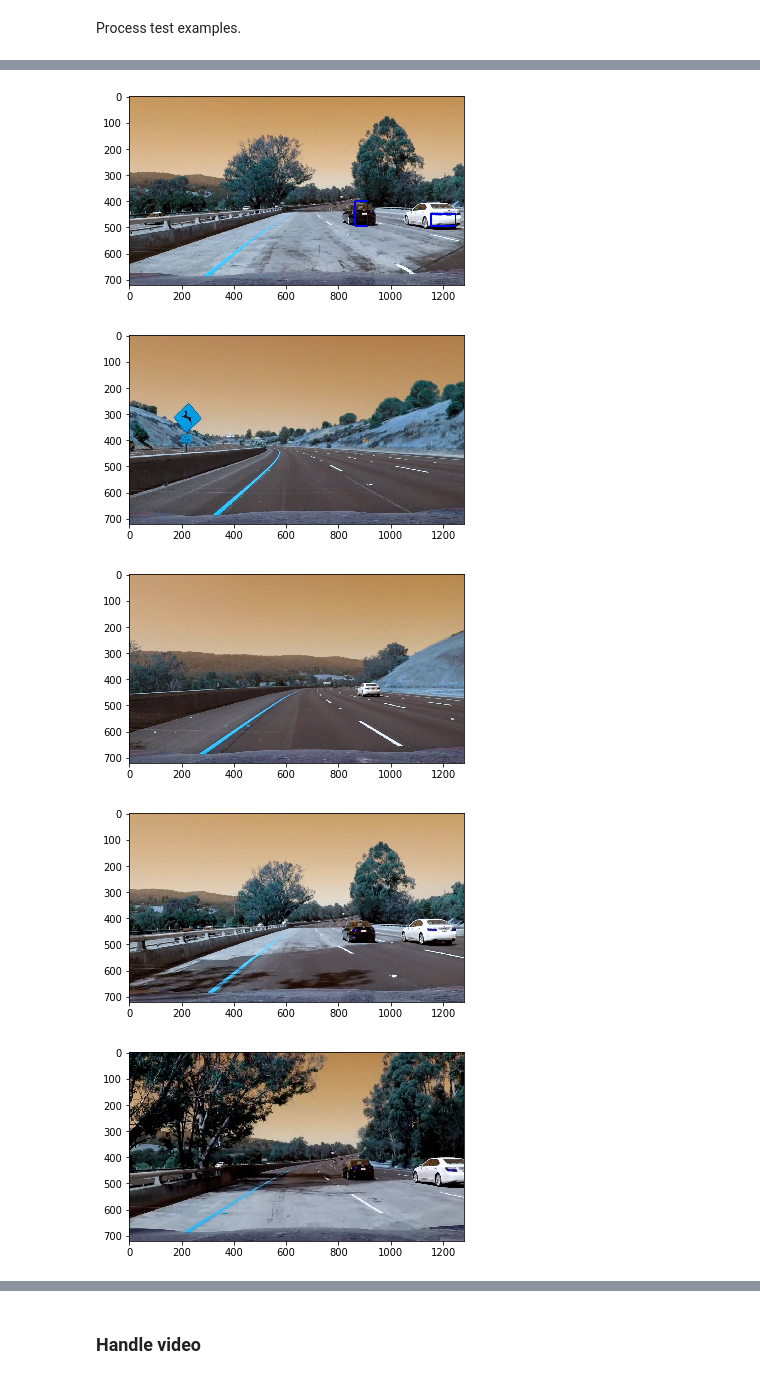
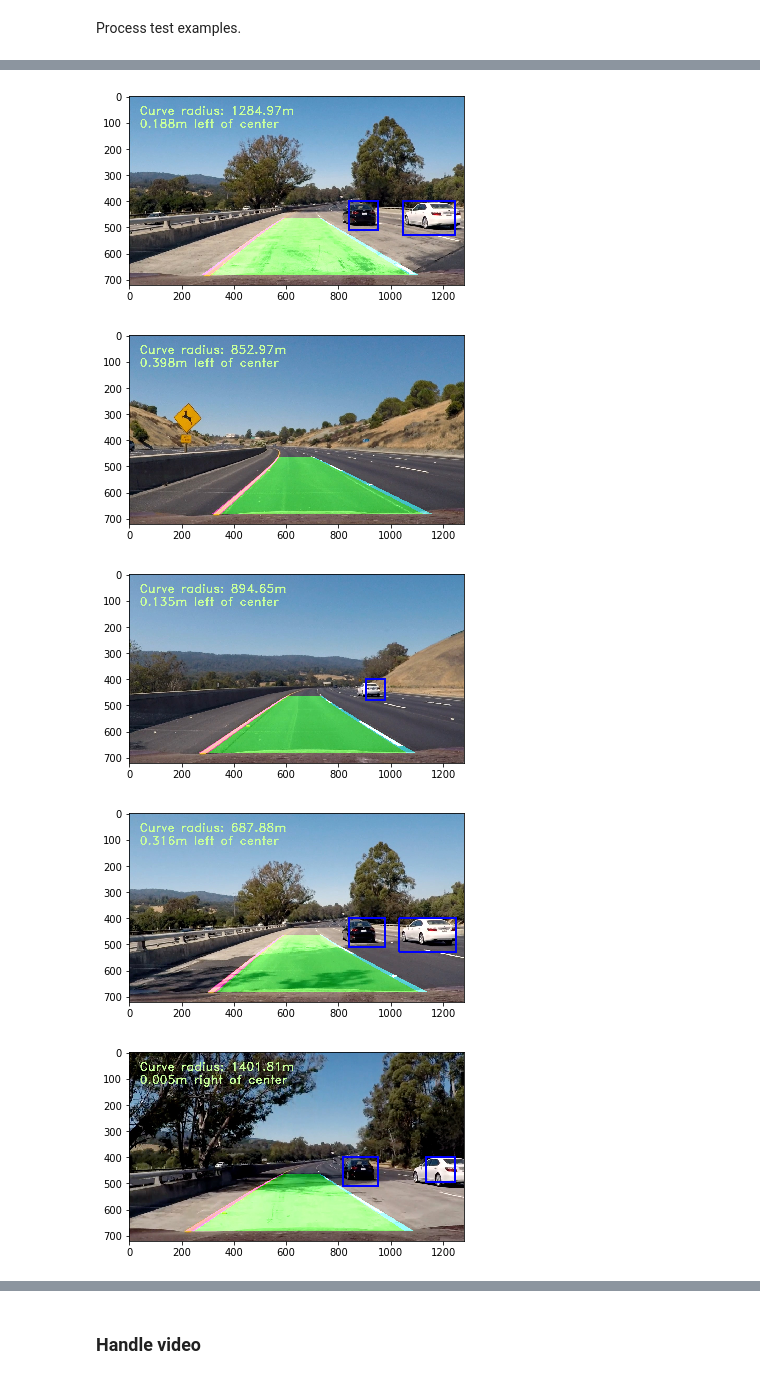
Before and after one commit to zezhou/CarND-Vehicle-Detection, a Jupyter notebook: p5.ipynb, the cells around one changed output, grey strips where cells are left out. Saved outputs shown, nothing was run; the diff lists cells and outputs as text; code cells hidden in the pictures.

```diff
--- a/p5.ipynb
+++ b/p5.ipynb
@@ -439,0 +525,12 @@ def draw_boxes(img, bboxes, color=(0, 0, 255), thick=6):
+# %%
+windows2 = slide_window(test_img, x_start_stop=[None, None],y_start_stop=[300, 656],xy_window=(128,128) ,  xy_overlap=(0.7, 0.7))
+print (len(windows2))
+
+hot_windows2 = search_windows(test_img, windows2, classifier, X_scaler, color_space= color_space,
+                        spatial_size=spatial_size, hist_bins=hist_bins,
+                        orient=orient, pix_per_cell=pix_per_cell,
+                        cell_per_block=cell_per_block,
+                        hog_channel=hog_channel, spatial_feat=spatial_feat,
+                        hist_feat=hist_feat, hog_feat=hog_feat, img_type='jpg')
+found_box_img = draw_boxes(test_img, hot_windows2)
+plt.imshow(found_box_img)
@@ -473,21 +576,8 @@ def draw_labeled_bboxes(img, labels):
     return img
 # %%
 from scipy.ndimage.measurements import label
-
-# Read in image similar to one shown above
-#image = mpimg.imread('test_images/test6.jpg')
-image = cv2.imread('test_images/test6.jpg')
-windows = slide_window(image, x_start_stop=[None, None], y_start_stop=y_start_stop,
-                    xy_window=(96, 96), xy_overlap=(0.5, 0.5))
-
-hot_windows = search_windows(image, windows, classifier,  X_scaler, color_space=color_space,
-                        spatial_size=spatial_size, hist_bins=hist_bins,
-                        orient=orient, pix_per_cell=pix_per_cell,
-                        cell_per_block=cell_per_block,
-                        hog_channel=hog_channel, spatial_feat=spatial_feat,
-                        hist_feat=hist_feat, hog_feat=hog_feat)
-print (len(windows), len(hot_windows))
-
+image = mpimg.imread("test_images/test6.jpg")
+hot_windows = hot_windows2
 heat = np.zeros_like(image[:,:,0]).astype(np.float)
 # Add heat to each box in box list
 heat = add_heat(heat,hot_windows)
@@ -557,15 +664,17 @@ def pipeline(image, classifier, Xscaler,y_start_stop=y_start_stop , color_space=
     return window_img
 # %%
 from draw_lane_lines import draw_lane_lines
-def process_image(image):
+def process_image(image, classifier = classifier, X_scaler = X_scaler, img_type = 'jpg'):
     draw_image = np.copy(image)
-    img_bin = pipeline(draw_image, classifier, X_scaler)
+
+    img_bin = pipeline(draw_image, classifier, X_scaler, spatial_size =  (16, 16), img_type = img_type)
     # Add Advanced Lane results
     img_bin_with_lanes = draw_lane_lines(img_bin)
     return img_bin_with_lanes
 # %% [markdown]
 Process test examples.
 # %%
+
 test_images = [
     "test_images/test1.jpg",
     "test_images/test2.jpg",
@@ -573,11 +682,13 @@ test_images = [
     "test_images/test4.jpg",
     "test_images/test5.jpg",
     "test_images/test6.jpg",
-]
+    ]
+
 for i, image_file in enumerate(test_images):
-    #image = mpimg.imread(test_images[0])
-    image = cv2.imread(image_file)
+    image = mpimg.imread(image_file)
+    #image = cv2.imread(image_file)
     plt.figure(i)
-    window_img = process_image(image, classifier, X_scaler)
+
+    window_img = process_image(image, classifier, X_scaler, img_type = 'jpg')
     plt.imshow(window_img)
 # %% [output]
@@ -586,5 +695,5 @@ for i, image_file in enumerate(test_images):
-[figure, old version]
+[figure, new version]
-[figure, old version]
+[figure, new version]
-[figure, old version]
+[figure, new version]
-[figure, old version]
+[figure, new version]
-[figure, old version]
+[figure, new version]
```
Also changed, not shown: parts of 36 cells of this notebook, 3 other files.
